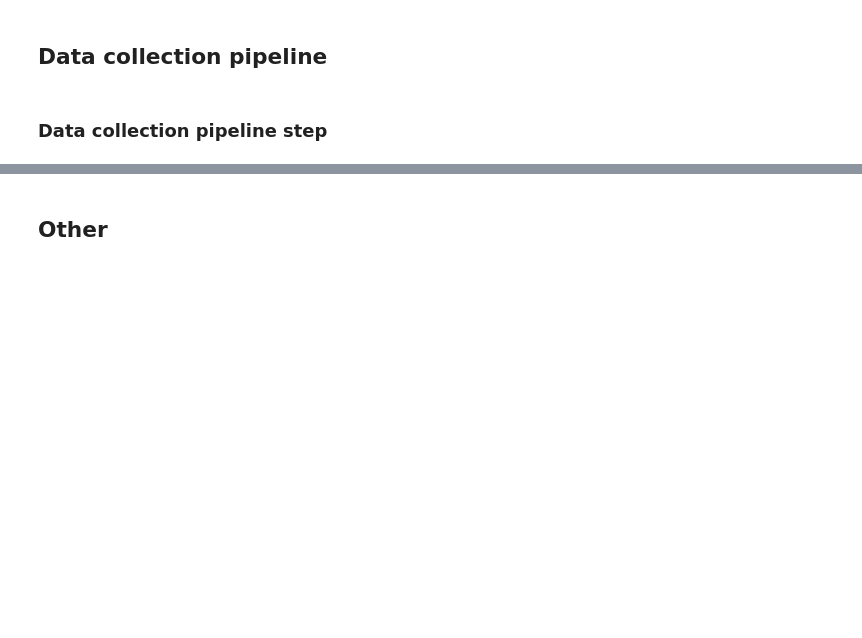
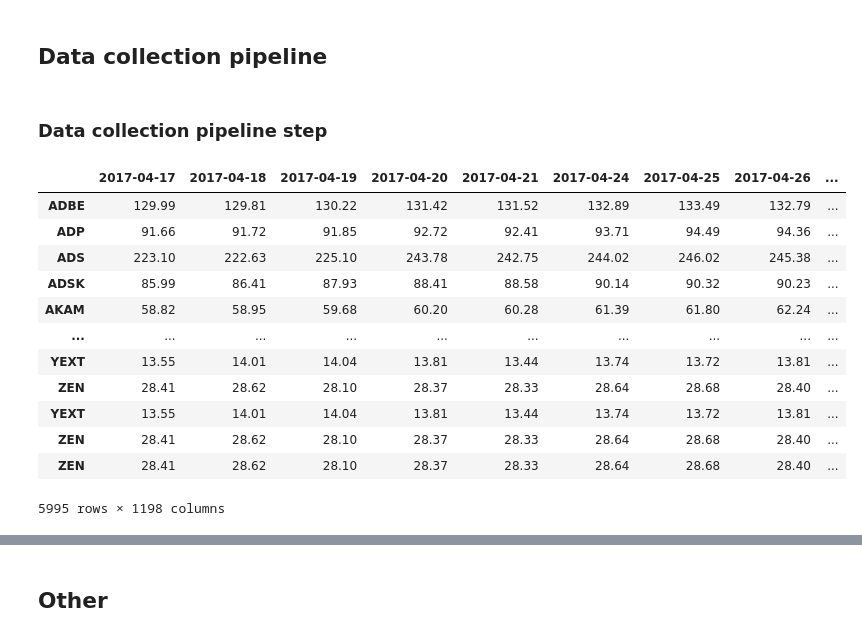
Before and after one commit to DomStan/stonk-rank, a Jupyter notebook: stonks_notebook.ipynb, the cells around one changed output, grey strips where cells are left out. Drawn from its saved outputs; the diff is of its cells as text; code cells hidden in the pictures; blank space fills up the shorter version.

```diff
--- a/stonks_notebook.ipynb
+++ b/stonks_notebook.ipynb
@@ -511,0 +588,16 @@ def data_collection(stonk_prices, industries, l_reg, l_roll, dt, adf_pass_cutoff
+# %%
+Y_until_T
+# %% [output]
+|  | 2017-04-17 | 2017-04-18 | 2017-04-19 | 2017-04-20 | 2017-04-21 | 2017-04-24 | 2017-04-25 | 2017-04-26 | ... |
+| ADBE | 129.99 | 129.81 | 130.22 | 131.42 | 131.52 | 132.89 | 133.49 | 132.79 | ... |
+| ADP | 91.66 | 91.72 | 91.85 | 92.72 | 92.41 | 93.71 | 94.49 | 94.36 | ... |
+| ADS | 223.10 | 222.63 | 225.10 | 243.78 | 242.75 | 244.02 | 246.02 | 245.38 | ... |
+| ADSK | 85.99 | 86.41 | 87.93 | 88.41 | 88.58 | 90.14 | 90.32 | 90.23 | ... |
+| AKAM | 58.82 | 58.95 | 59.68 | 60.20 | 60.28 | 61.39 | 61.80 | 62.24 | ... |
+| ... | ... | ... | ... | ... | ... | ... | ... | ... | ... |
+| YEXT | 13.55 | 14.01 | 14.04 | 13.81 | 13.44 | 13.74 | 13.72 | 13.81 | ... |
+| ZEN | 28.41 | 28.62 | 28.10 | 28.37 | 28.33 | 28.64 | 28.68 | 28.40 | ... |
+| YEXT | 13.55 | 14.01 | 14.04 | 13.81 | 13.44 | 13.74 | 13.72 | 13.81 | ... |
+| ZEN | 28.41 | 28.62 | 28.10 | 28.37 | 28.33 | 28.64 | 28.68 | 28.40 | ... |
+| ZEN | 28.41 | 28.62 | 28.10 | 28.37 | 28.33 | 28.64 | 28.68 | 28.40 | ... |
+5995 rows × 1198 columns
```
Also changed, not shown: parts of 20 cells of this notebook.
